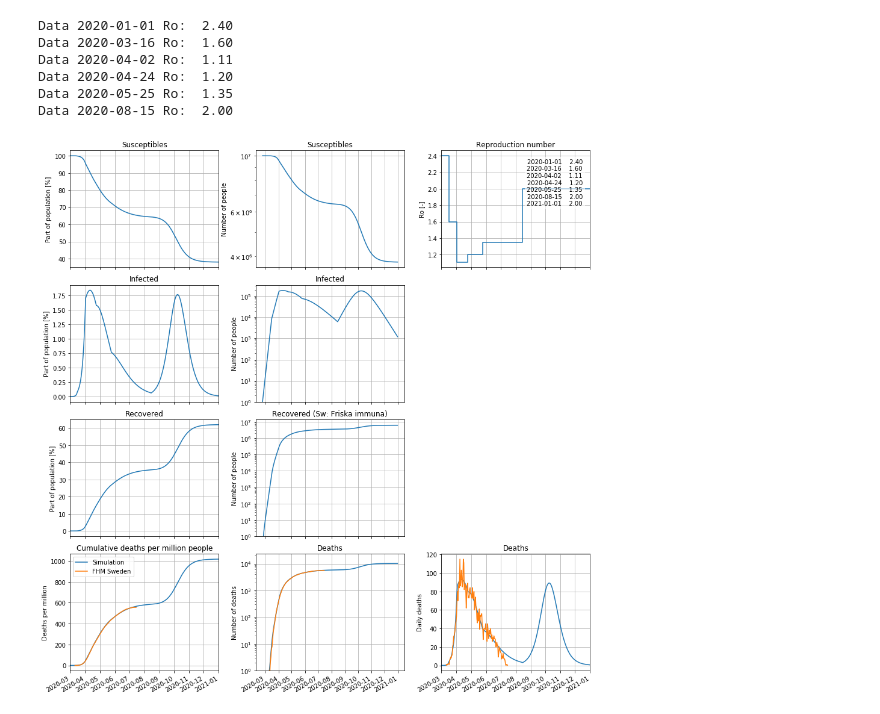
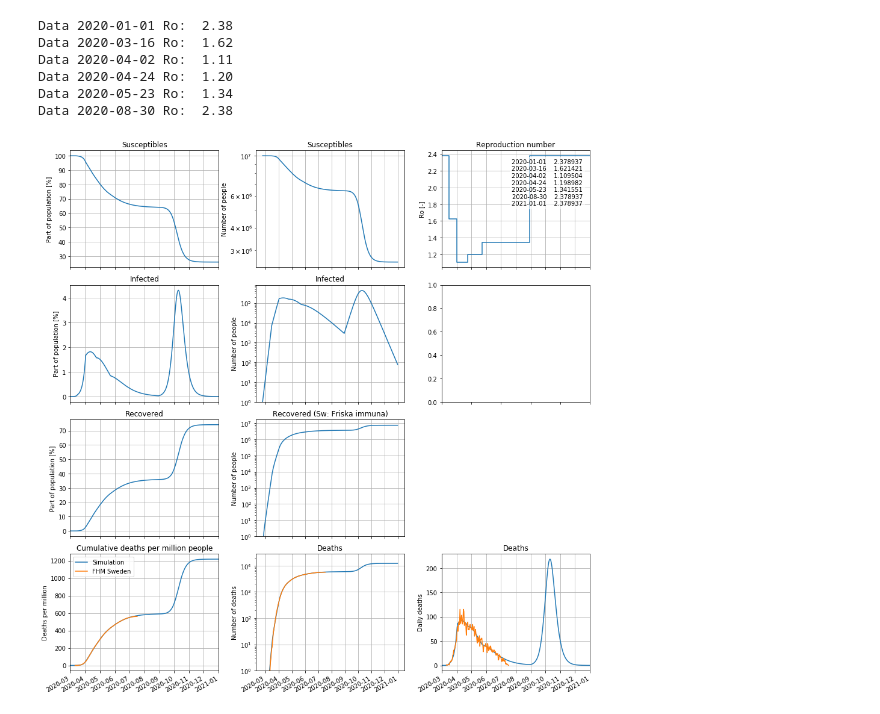
Before and after one commit to andersovelarsson/What-happens-with-covid19-in-the-future.-A-simulation, a Jupyter notebook: Covid19SirModelSim.ipynb, the cells around one changed output. Drawn from its saved outputs; the diff is of its cells as text; code cells hidden in the pictures.

Commit message:
Added auto model calibration

```diff
--- a/Covid19SirModelSim.ipynb
+++ b/Covid19SirModelSim.ipynb
@@ -13,12 +14,13 @@ Data 2020-08-15 Ro:  1.35
 # %%
 import SirModel as sirm
-Ro = {'2020-01-01': 2.4 ,'2020-03-16': 1.6 , '2020-04-02': 1.11, '2020-04-24': 1.2, '2020-05-25': 1.35,'2020-08-15':2.0}
-sirm2 = sirm.SirModel(Ro = Ro, k12=0.3077, k13=0.000506, So = 10E6, dateStart = '2020-02-24', plotDateRange = ['2020-03-01','2021-01-01'])
+Ro = {'2020-01-01': 2.37893716 ,'2020-03-16': 1.62142063 , '2020-04-02': 1.10950424, '2020-04-24': 1.19898184, '2020-05-23': 1.34155081,'2020-08-30':2.37893716}
+sirdm2 = sirm.SirModel(Ro = Ro, k12=0.3077, k13=0.000506, So = 10E6, dateStart = '2020-02-24', plotDateRange = ['2020-03-01','2021-01-01'])
+sirdm2.plot()
 # %% [output]
-Data 2020-01-01 Ro:  2.40
-Data 2020-03-16 Ro:  1.60
+Data 2020-01-01 Ro:  2.38
+Data 2020-03-16 Ro:  1.62
 Data 2020-04-02 Ro:  1.11
 Data 2020-04-24 Ro:  1.20
-Data 2020-05-25 Ro:  1.35
-Data 2020-08-15 Ro:  2.00
+Data 2020-05-23 Ro:  1.34
+Data 2020-08-30 Ro:  2.38
-[figure, old version]
+[figure, new version]
```
Also changed, not shown: parts of 1 cell of this notebook, 1 other file.
